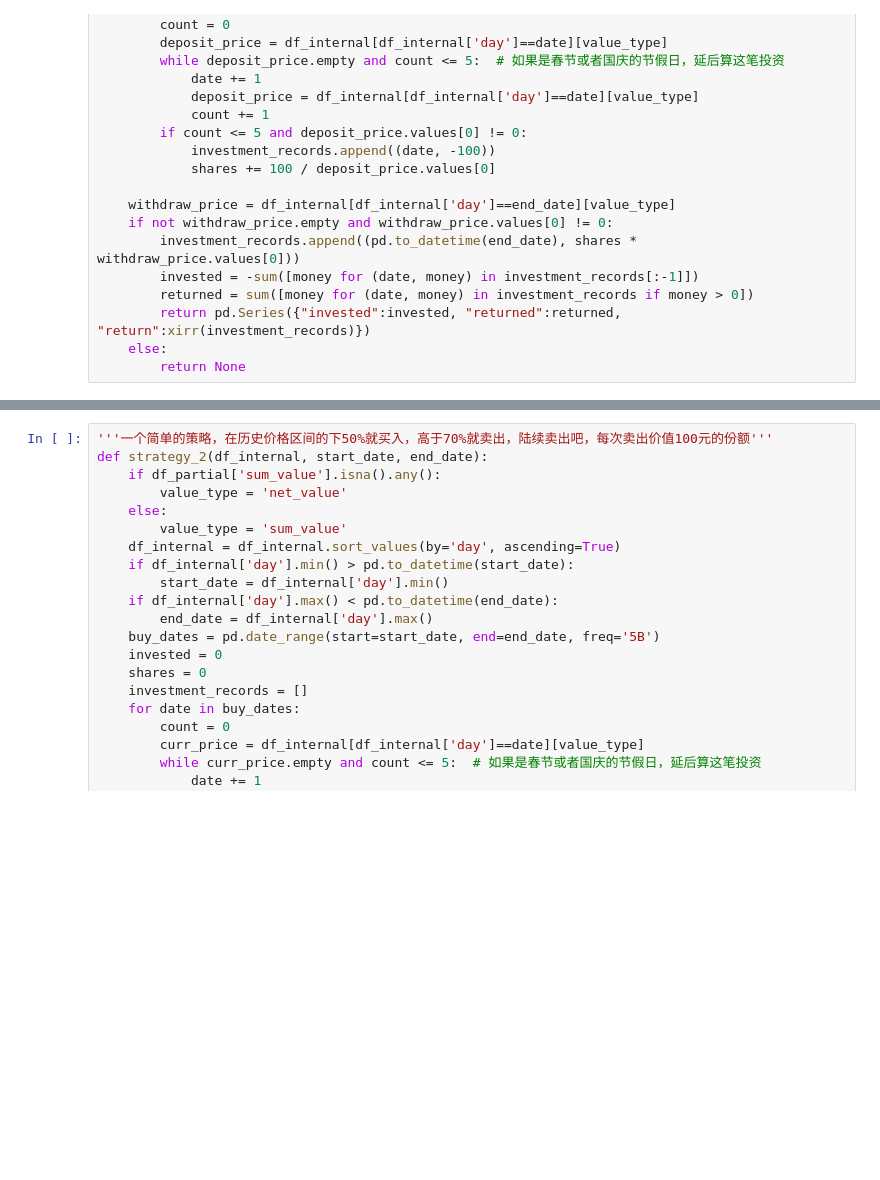
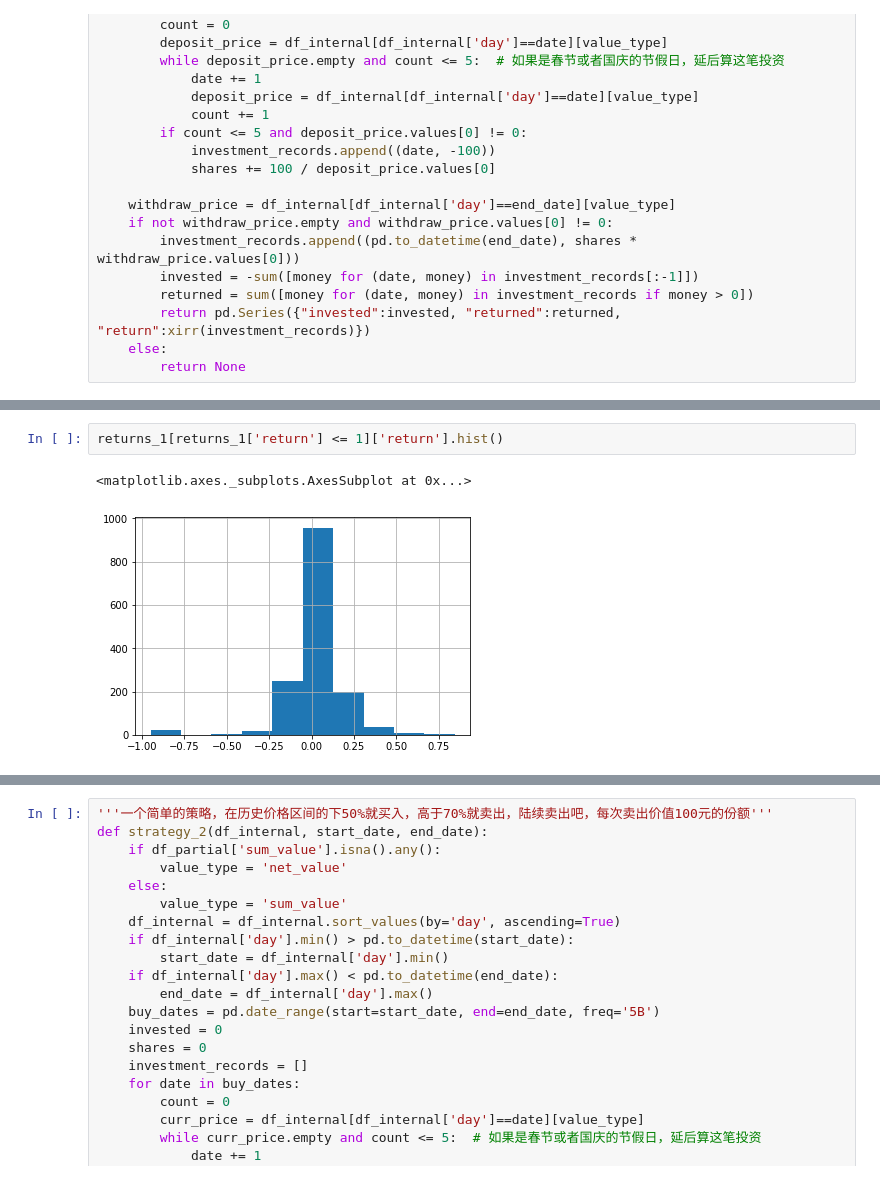
Before and after one commit to challengerlihan/fund_data_analysis, a Jupyter notebook: fund_analysis_all_funds.ipynb, the cells around one changed output, grey strips where cells are left out. Cells and saved outputs as stored; diff of their text form; blank space fills up the shorter version.

```diff
--- a/fund_analysis_all_funds.ipynb
+++ b/fund_analysis_all_funds.ipynb
@@ -249,0 +220,5 @@ Calc Wrong
+# %%
+returns_1[returns_1['return'] <= 1]['return'].hist()
+# %% [output]
+<matplotlib.axes._subplots.AxesSubplot at 0x...>
+[figure, added]
```
Also changed, not shown: parts of 18 cells of this notebook, 1 other file.
